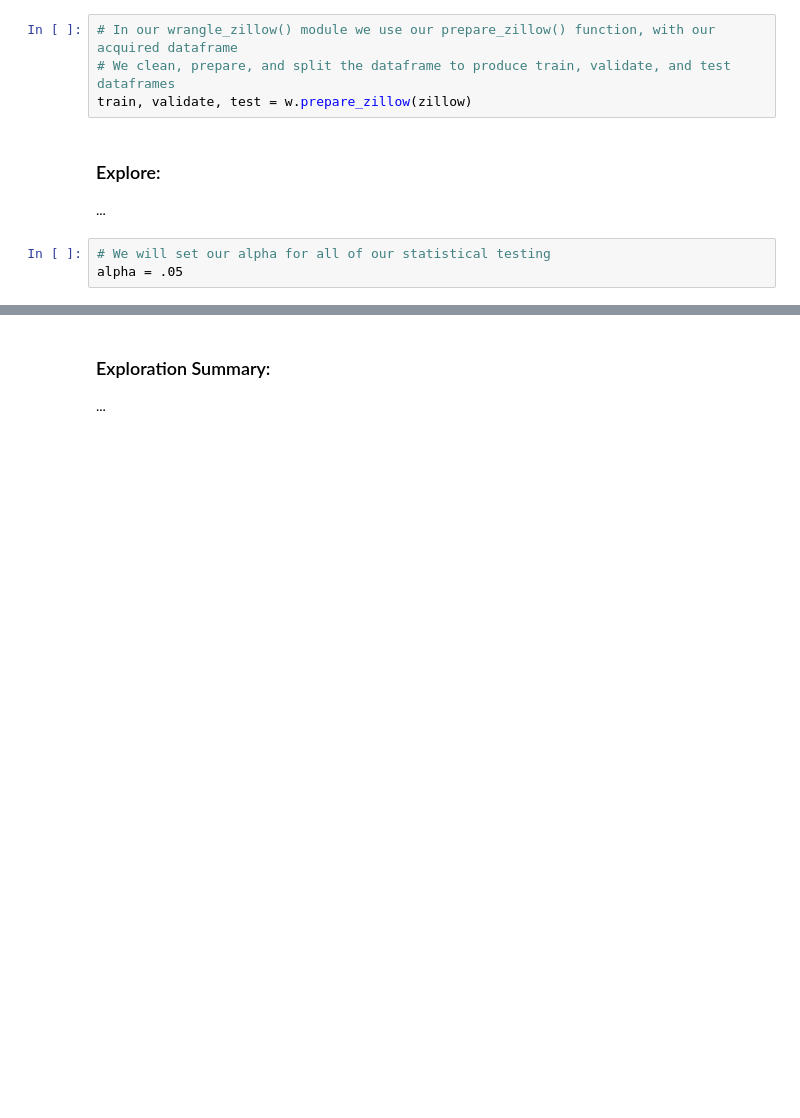
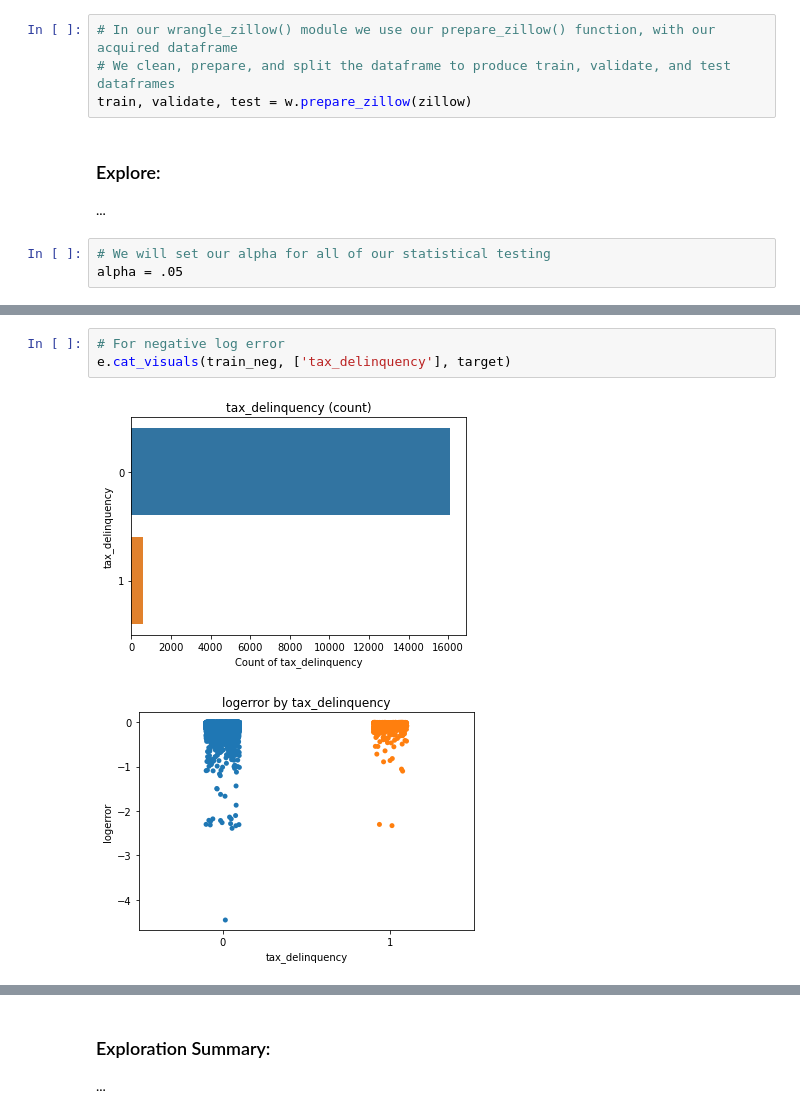
Before and after one commit to watermanbrandyn/clustering_project, a Jupyter notebook: Final Report.ipynb, the cells around one changed output, grey strips where cells are left out. Cells and saved outputs as stored; diff of their text form; blank space fills up the shorter version.

```diff
--- a/Final Report.ipynb
+++ b/Final Report.ipynb
@@ -89,0 +125,6 @@ alpha = .05
+# %%
+# For negative log error
+e.cat_visuals(train_neg, ['tax_delinquency'], target)
+# %% [output]
+[figure, added]
+[figure, added]
```
Also changed, not shown: parts of 25 cells of this notebook.
